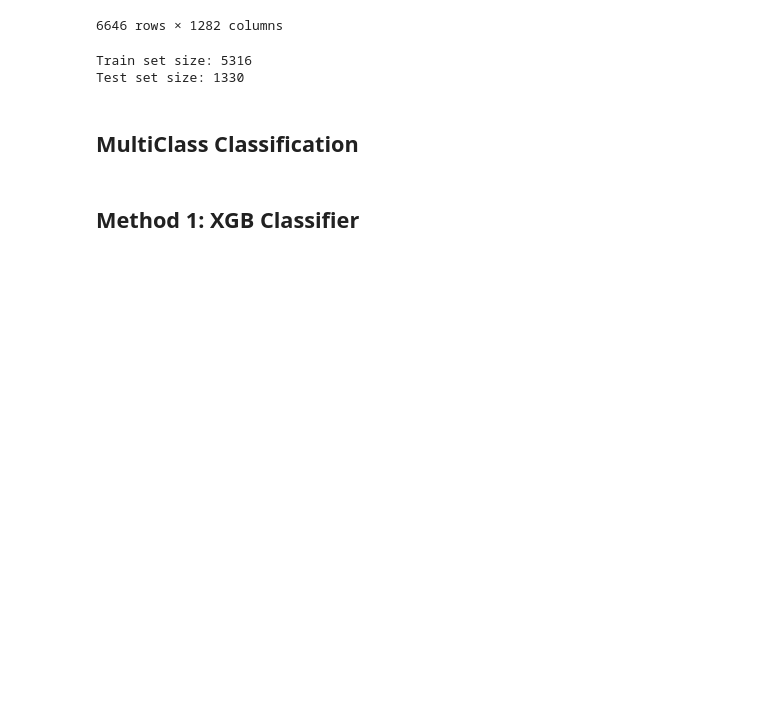
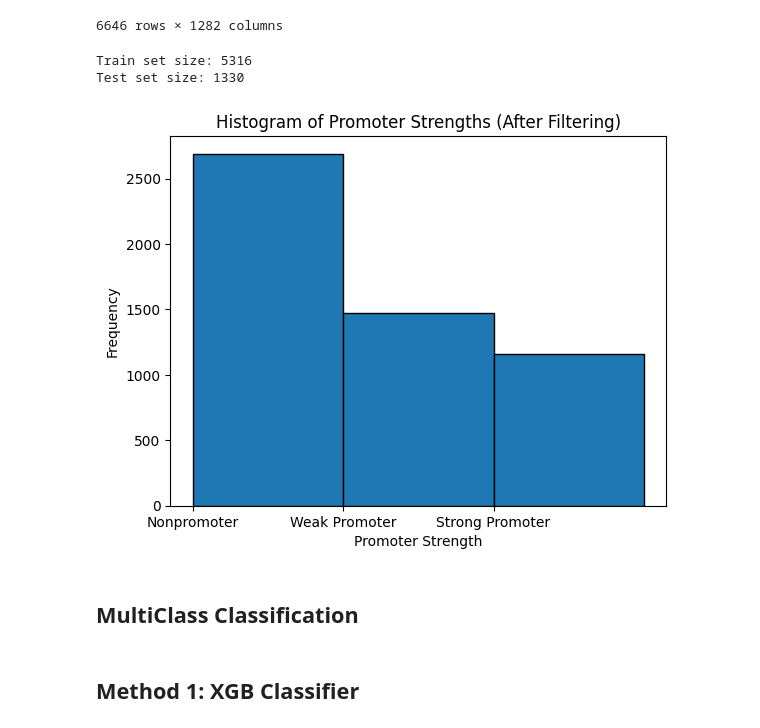
Before and after one commit to vratins/PromoterStrength, a Jupyter notebook: Final Code/Classification/training.ipynb, the cells around one changed output. Cells and saved outputs as stored; diff of their text form; code cells hidden in the pictures; blank space fills up the shorter version.

```diff
--- a/Final Code/Classification/training.ipynb
+++ b/Final Code/Classification/training.ipynb
@@ -83,6 +83,16 @@ Test set size: 1330
 # Save DataFrames to CSV files
 df_train.to_csv('train_data_clf_mean.csv', index=False)
 df_test.to_csv('test_data_clf_mean.csv', index=False)
+# %%
+# Plot histogram
+plt.hist(df_train['Strengths'], bins=[-1, 0, 1, 2], edgecolor='black')  # Assuming 2 represents another category
+plt.xlabel('Promoter Strength')
+plt.ylabel('Frequency')
+plt.title('Histogram of Promoter Strengths (After Filtering)')
+plt.xticks([-1, 0, 1], ['Nonpromoter', 'Weak Promoter', 'Strong Promoter'])
+plt.show()
+# %% [output]
+[figure, added]
 # %% [markdown]
 ## MultiClass Classification
 # %%
```
Also changed, not shown: parts of 2 cells of this notebook.
